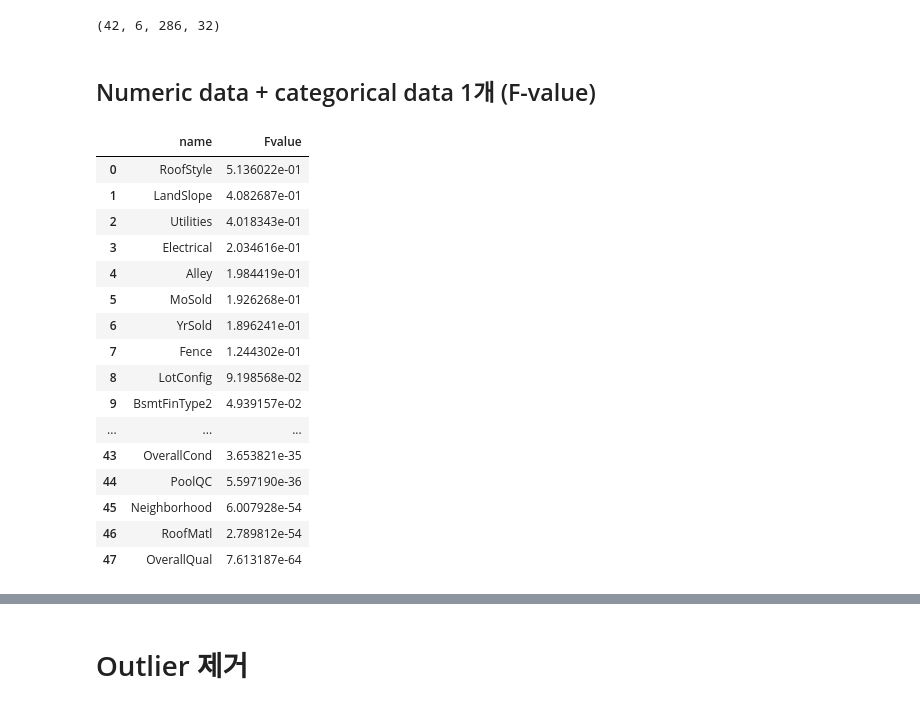
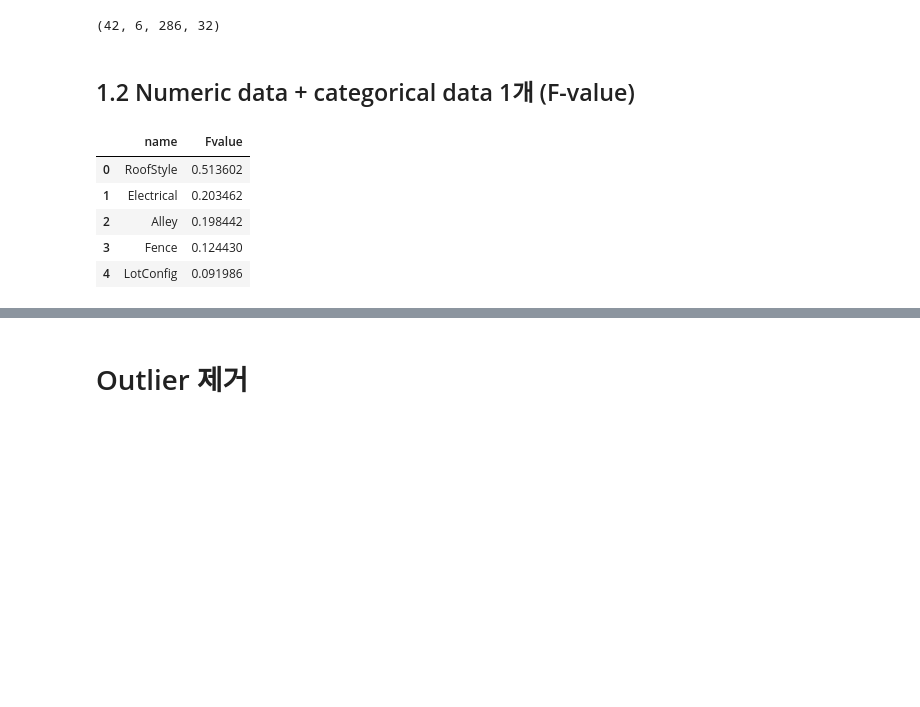
Before and after one commit to wjy5446/house-price-project, a Jupyter notebook: YoonJaeyoung/3-featureSelection_dummy.ipynb, the cells around one changed output, grey strips where cells are left out. Drawn from its saved outputs; the diff is of its cells as text; code cells hidden in the pictures; blank space fills up the shorter version.

```diff
--- a/YoonJaeyoung/3-featureSelection_dummy.ipynb
+++ b/YoonJaeyoung/3-featureSelection_dummy.ipynb
@@ -357,8 +357,6 @@ for idx, a in enumerate(alpha_list):
         print(len(non_zero_list))
 
         if(len(non_zero_list) > 0):
-            model_test = sm.OLS.from_formula(makeFormula_scale("SalePriceLog", None, non_zero_list, False), df_scale_numeric)
-            result_test = model_test.fit()
             rmsd_test, r2_test = crossValidation(df_scale_numeric, makeFormula_scale("SalePriceLog", None, non_zero_list, False), 5, 100)
 
             rmsd_test_list.append(rmsd_test)
@@ -502,6 +471,6 @@ over_one_Fvalue_dummy_list
 # %%
 # 제거 high one-way Fvalue
-for c in over_Fvalue_list:
+for c in over_one_Fvalue_list:
     categoric_list.remove(c)
 
 for c in over_one_Fvalue_dummy_list:
@@ -511,5 +480,5 @@ len(categoric_list), len(over_Fvalue_list), len(categoric_dummy_list), len(over_
 # %% [output]
 (42, 6, 286, 32)
 # %% [markdown]
-## Numeric data + categorical data 1개 (F-value)
+## 1.2 Numeric data + categorical data 1개 (F-value)
 # %%
@@ -526,24 +493,13 @@ for idx, c in enumerate(categoric_list):
 df_numer_cate_Fvalue.sort_values(by=["Fvalue"], ascending = False, inplace=True)
 df_numer_cate_Fvalue.reset_index(drop=True, inplace=True)
 # %%
-df_numer_cate_Fvalue
+df_numer_cate_Fvalue.head()
 # %% [output]
 |  | name | Fvalue |
-| 0 | RoofStyle | 5.136022e-01 |
-| 1 | LandSlope | 4.082687e-01 |
-| 2 | Utilities | 4.018343e-01 |
-| 3 | Electrical | 2.034616e-01 |
-| 4 | Alley | 1.984419e-01 |
-| 5 | MoSold | 1.926268e-01 |
-| 6 | YrSold | 1.896241e-01 |
-| 7 | Fence | 1.244302e-01 |
-| 8 | LotConfig | 9.198568e-02 |
-| 9 | BsmtFinType2 | 4.939157e-02 |
-| ... | ... | ... |
-| 43 | OverallCond | 3.653821e-35 |
-| 44 | PoolQC | 5.597190e-36 |
-| 45 | Neighborhood | 6.007928e-54 |
-| 46 | RoofMatl | 2.789812e-54 |
-| 47 | OverallQual | 7.613187e-64 |
+| 0 | RoofStyle | 0.513602 |
+| 1 | Electrical | 0.203462 |
+| 2 | Alley | 0.198442 |
+| 3 | Fence | 0.124430 |
+| 4 | LotConfig | 0.091986 |
 # %%
 over_numer_cate_Fvalue_list = list(df_numer_cate_Fvalue[df_numer_cate_Fvalue["Fvalue"] > 0.01]["name"])
```
Also changed, not shown: parts of 32 cells of this notebook, 11 other files.
